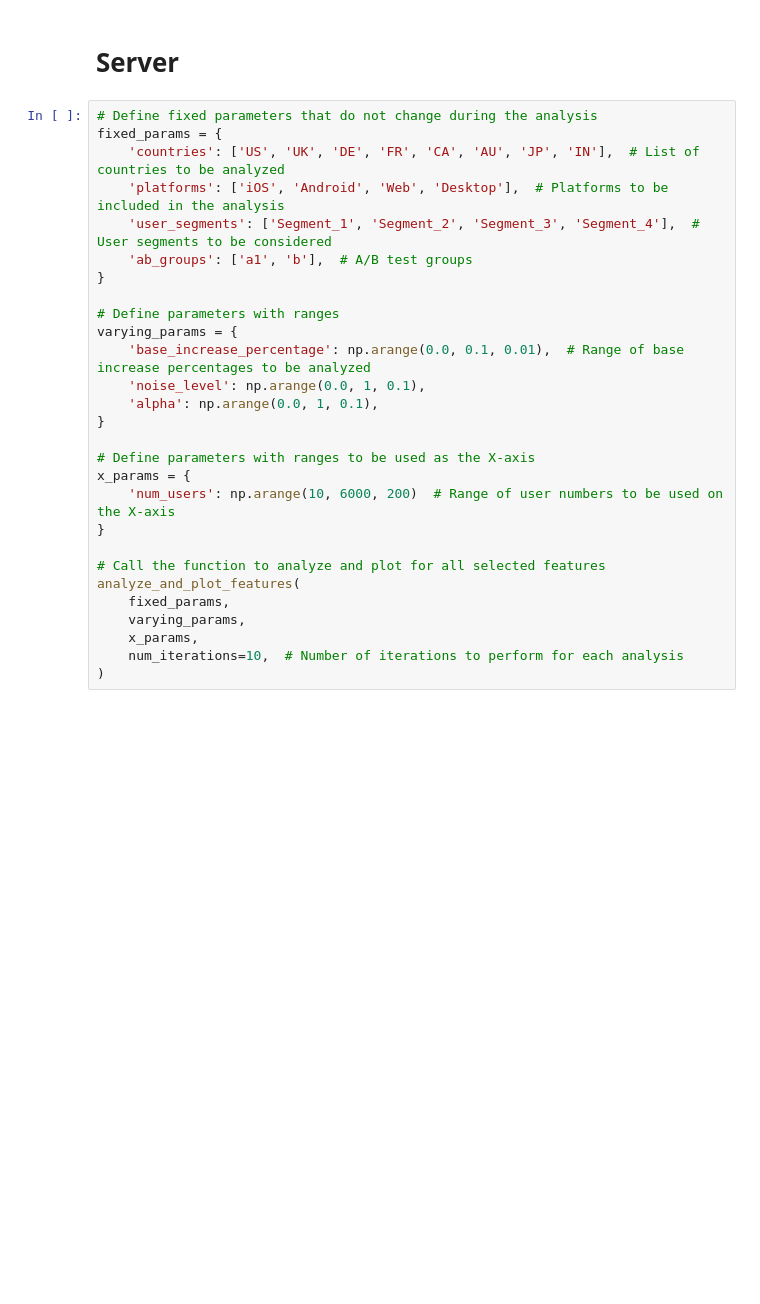
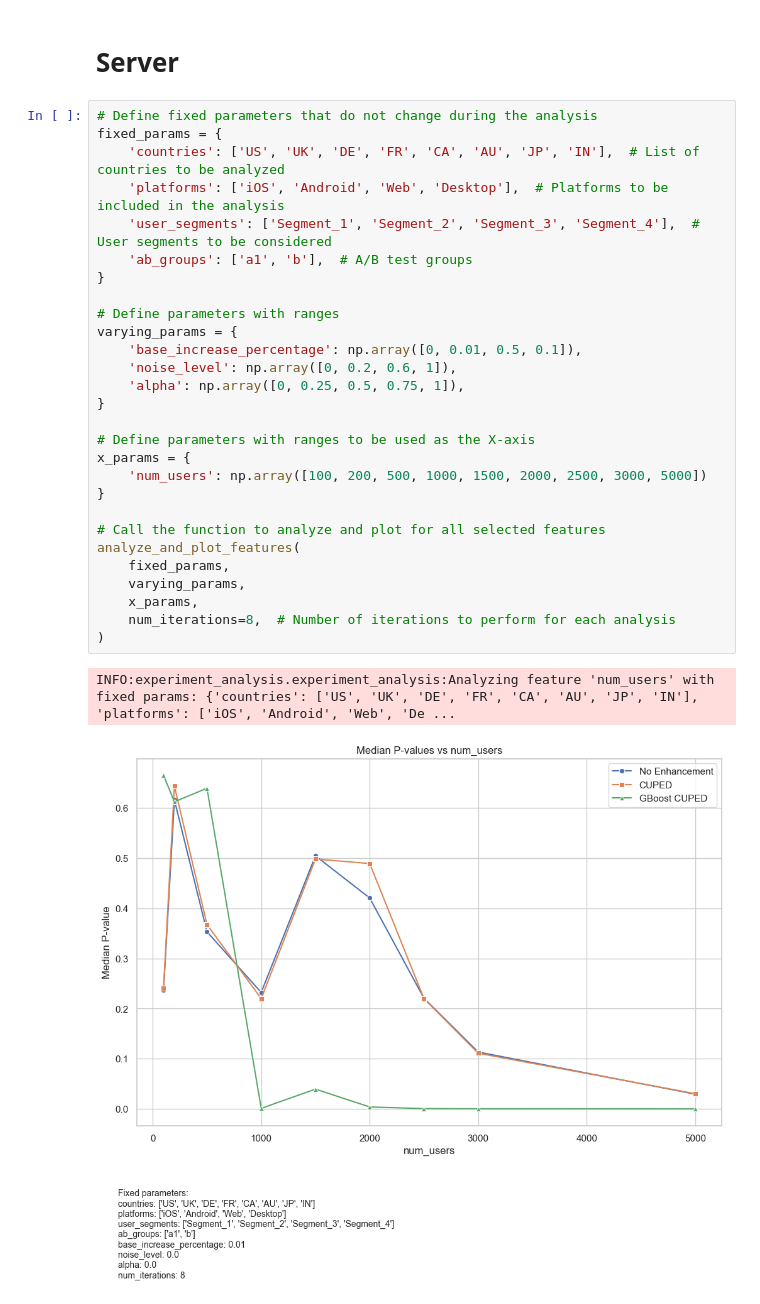
Before and after one commit to dmitry-brazhenko/ab-test-advanced-toolkit, a Jupyter notebook: examples/research.ipynb, the cells around one changed output. Drawn from its saved outputs; the diff is of its cells as text; blank space fills up the shorter version.

```diff
--- a/examples/research.ipynb
+++ b/examples/research.ipynb
@@ -9,28 +9,31 @@ from experiment_analysis import analyze_and_plot_features
 # %%
 # Define fixed parameters that do not change during the analysis
 fixed_params = {
     'countries': ['US', 'UK', 'DE', 'FR', 'CA', 'AU', 'JP', 'IN'],  # List of countries to be analyzed
     'platforms': ['iOS', 'Android', 'Web', 'Desktop'],  # Platforms to be included in the analysis
     'user_segments': ['Segment_1', 'Segment_2', 'Segment_3', 'Segment_4'],  # User segments to be considered
     'ab_groups': ['a1', 'b'],  # A/B test groups
 }
 
 # Define parameters with ranges
 varying_params = {
-    'base_increase_percentage': np.arange(0.0, 0.1, 0.01),  # Range of base increase percentages to be analyzed
-    'noise_level': np.arange(0.0, 1, 0.1),
-    'alpha': np.arange(0.0, 1, 0.1),
+    'base_increase_percentage': np.array([0, 0.01, 0.5, 0.1]),
+    'noise_level': np.array([0, 0.2, 0.6, 1]),
+    'alpha': np.array([0, 0.25, 0.5, 0.75, 1]),
 }
 
 # Define parameters with ranges to be used as the X-axis
 x_params = {
-    'num_users': np.arange(10, 6000, 200)  # Range of user numbers to be used on the X-axis
+    'num_users': np.array([100, 200, 500, 1000, 1500, 2000, 2500, 3000, 5000])
 }
 
 # Call the function to analyze and plot for all selected features
 analyze_and_plot_features(
     fixed_params,
     varying_params,
     x_params,
-    num_iterations=10,  # Number of iterations to perform for each analysis
+    num_iterations=8,  # Number of iterations to perform for each analysis
 )
+# %% [output]
+INFO:experiment_analysis.experiment_analysis:Analyzing feature 'num_users' with fixed params: {'countries': ['US', 'UK', 'DE', 'FR', 'CA', 'AU', 'JP', 'IN'], 'platforms': ['iOS', 'Android', 'Web', 'De ...
+[figure, added]
```
Also changed, not shown: parts of 1 cell of this notebook.
